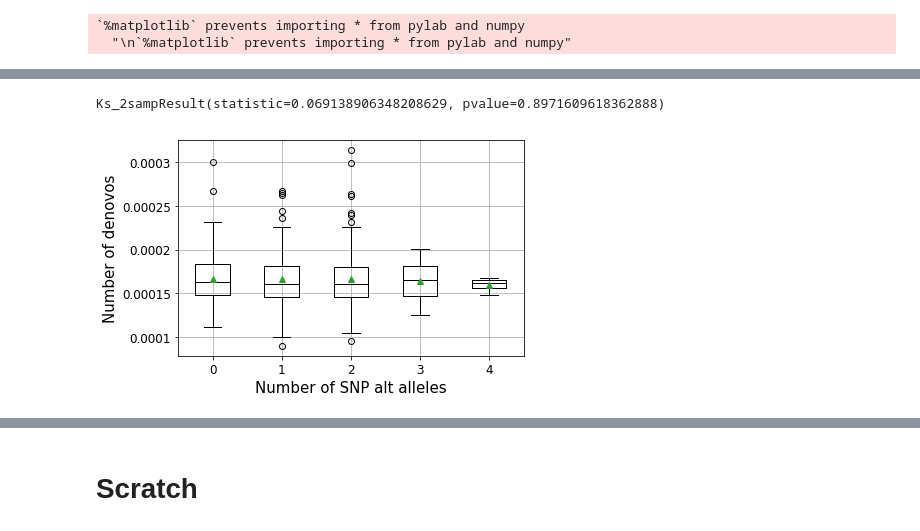
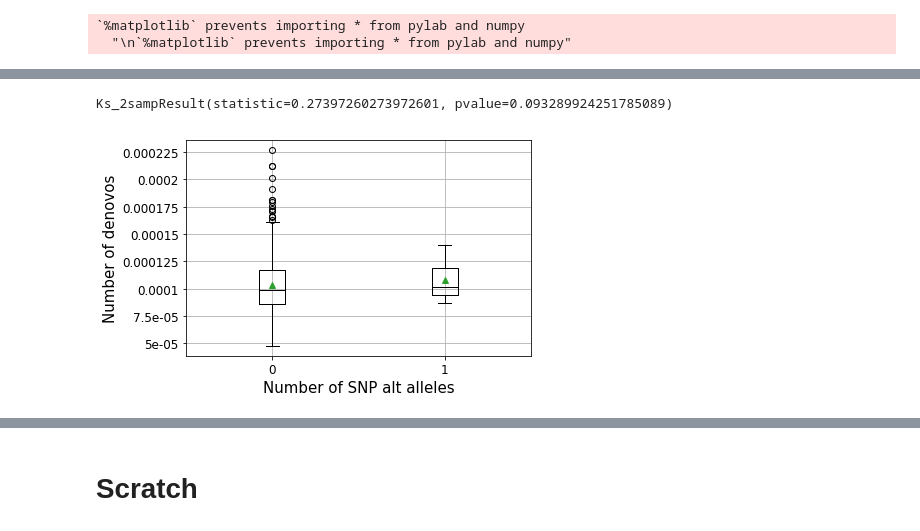
Before and after one commit to gymreklab/ssc-imputation, a Jupyter notebook: denovos2/notebooks/DenovosByFamily.ipynb, the cells around one changed output, grey strips where cells are left out. Drawn from its saved outputs; the diff is of its cells as text; code cells hidden in the pictures.

```diff
--- a/denovos2/notebooks/DenovosByFamily.ipynb
+++ b/denovos2/notebooks/DenovosByFamily.ipynb
@@ -16,7 +16,7 @@ Populating the interactive namespace from numpy and matplotlib
   "\n`%matplotlib` prevents importing * from pylab and numpy"
 # %%
 # Load data (by child/family)
-RESDIR="/storage/mgymrek/ssc-denovos/denovos2/denovocalls/"
+RESDIR="/storage/mgymrek/ssc-denovos/denovos2/denovocalls_filtered/" # TODO use filtered
 #PERIOD=2
 #bychild = pd.read_csv(os.path.join(RESDIR, "denovos_bylength_bychild2_period%s.tab"%PERIOD), sep="\t")
 bychild = pd.read_csv(os.path.join(RESDIR, "denovos_bylength_bychild2.tab"), sep="\t")
@@ -70,6 +68,6 @@ ax.plot(ax.get_xticks(), bychild_means["rate"], marker="o")
 # %%
 # Plot by child for each family
-pthresh = 0.99
+pthresh = 0.8
 buf = 10
 unaffected = bychild_rates[(bychild_rates["status"]==1) & (bychild_rates["pthresh"] == pthresh)]
 affected = bychild_rates[(bychild_rates["status"]==2) & (bychild_rates["pthresh"] == pthresh)]
@@ -95,4 +93,5 @@ for col in ["numutations","rate"]:
     ax.set_xticklabels(ax.get_xticks(), size=12);
     ax.set_yticklabels(ax.get_yticks(), size=12);
     ax.set_title(col)
+    print(col + "\t" + str(scipy.stats.pearsonr(sibs["%s_x"%col], sibs["%s_y"%col])))
 # %% [output]
@@ -126,6 +127,6 @@ Ks_2sampResult(statistic=0.056842105263157916, pvalue=0.41630774772310269)
 # %%
 # Plot by population
-pthresh = 0.99
+pthresh = 0.8
 sscpop = pd.read_csv("../../metadata/ssc_family_populations.tab", sep="\t")
 sscpop = pd.merge(sscpop, bychild_rates[(bychild_rates["status"]==1) & (bychild_rates["pthresh"]==pthresh)],
                   on=["family"])
@@ -176,8 +177,9 @@ AFR vs. ASIA    Ttest_indResult(statistic=2.9307671222922758, pvalue=0.005765515
 # %%
 # Plot by HTT SNP status
-pthresh = 0.99
+pthresh = 0.8
 
 htt = pd.read_csv("../other_data/ssc_htt_snp_status.tab", sep="\t", names=["sample","gt"])
+htt2 = pd.read_csv("../other_data/ssc_htt_snp2_status.tab", sep="\t", names=["sample","gt"])
 ped = pd.read_csv("../../metadata/ssc_family_ids.txt", sep="\t", names=["id","sample"])
 sscpop = pd.read_csv("../../metadata/ssc_family_populations.tab", sep="\t")
 sscpop = pd.merge(sscpop, bychild_rates[(bychild_rates["status"]==1) & (bychild_rates["pthresh"]==pthresh)],
@@ -188,37 +190,45 @@ ped["rel"] = ped["id"].apply(lambda x: x.split(".")[1])
 htt = pd.merge(htt, ped, on=["sample"])
 htt = htt[(htt["rel"]=="mo") | (htt["rel"]=="fa")]
 htt = pd.merge(htt, sscpop, on=["family"])
-htt = htt[htt["Superpop"]=="EUR"]
+htt = htt[htt["Superpop"]!="AFR"]
+htt2 = pd.merge(htt2, ped, on=["sample"])
+htt2 = htt2[(htt2["rel"]=="mo") | (htt2["rel"]=="fa")]
+htt2 = pd.merge(htt2, sscpop, on=["family"])
+htt2 = htt2[htt2["Superpop"]!="AFR"]
 
 def AggGT(x):
     total = 0
     for item in x:
         alleles = sum([int(a) for a in item.split("|")])
         total += alleles
     return total
 httfam = htt.groupby("family", as_index=False).agg({"gt":AggGT,"rate": np.mean})
+httfam2 = htt2.groupby("family", as_index=False).agg({"gt":AggGT,"rate": np.mean})
+httfam = httfam2
+#httfam = pd.merge(httfam, httfam2,on=["family","rate"])
+#httfam["gt"] = httfam["gt_x"]+httfam["gt_y"]
 
 fig = plt.figure()
 ax = fig.add_subplot(111)
 boxprops = dict(linestyle='-', linewidth=1)
 medianprops = dict(linestyle='-', linewidth=1)
 
 bp = httfam.boxplot(by="gt", column="rate", ax=ax, boxprops=boxprops,
                 medianprops=medianprops, return_type='dict', showmeans=True);
 [[item.set_color("black") for item in bp[key]['boxes']] for key in bp.keys()]
 [[item.set_color("black") for item in bp[key]['medians']] for key in bp.keys()]
 [[item.set_color("black") for item in bp[key]['whiskers']] for key in bp.keys()]
 
 ax.set_title("");
 fig.suptitle("")
 ax.set_xlabel("");
 ax.set_ylabel("Number of denovos", size=15)
 ax.set_xlabel("Number of SNP alt alleles", size=15)
 ax.set_xticklabels(ax.get_xticklabels(), size=12);
 ax.set_yticklabels([(x) for x in ax.get_yticks()], size=12);
 
-scipy.stats.ks_2samp(httfam[httfam["gt"]==0]["rate"],
-                     httfam[httfam["gt"]>0]["rate"])
+scipy.stats.ks_2samp(httfam[httfam["gt"]==max(httfam["gt"])]["rate"],
+                     httfam[httfam["gt"]<max(httfam["gt"])]["rate"])
 # %% [output]
-Ks_2sampResult(statistic=0.069138906348208629, pvalue=0.8971609618362888)
+Ks_2sampResult(statistic=0.27397260273972601, pvalue=0.093289924251785089)
-[figure, old version]
+[figure, new version]
```
Also changed, not shown: parts of 8 cells of this notebook, 10 other files.
